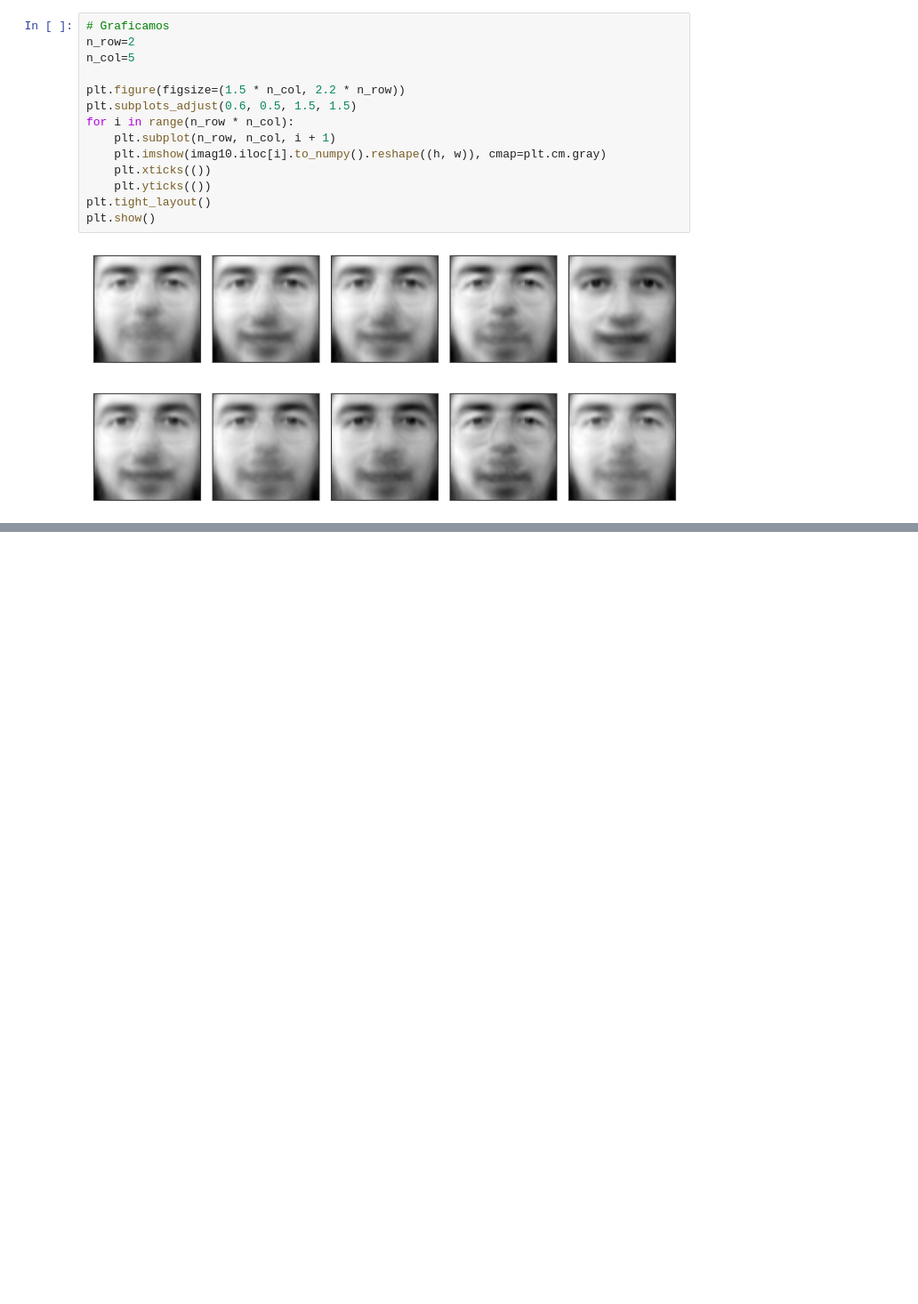
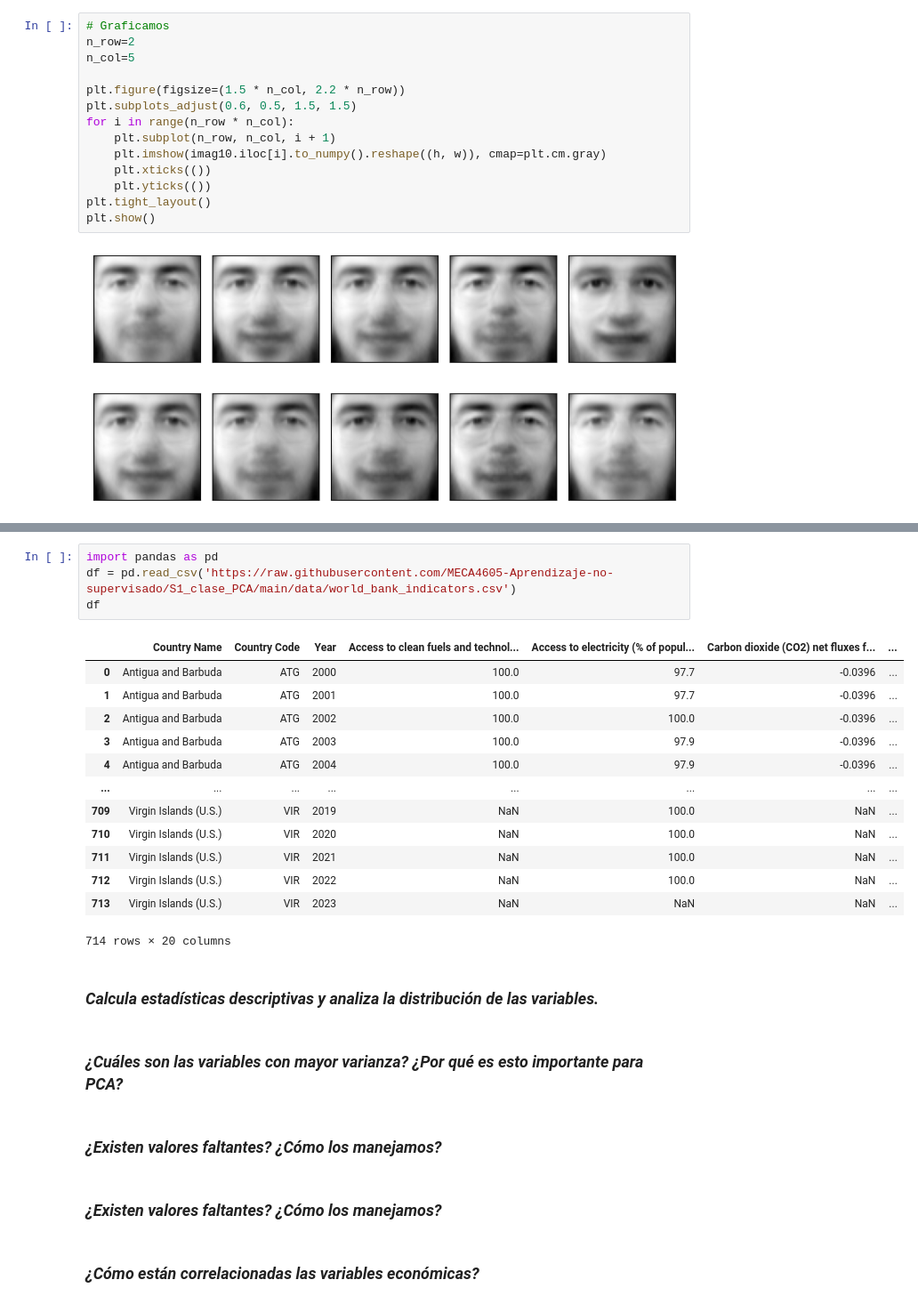
Before and after one commit to MECA4605-Aprendizaje-no-supervisado/S2_clase_SVD, a Jupyter notebook: clase_2.ipynb, the cells around one changed output, grey strips where cells are left out. Shown at 89% size. Saved outputs shown, nothing was run; the diff lists cells and outputs as text; blank space fills up the shorter version.

```diff
--- a/clase_2.ipynb
+++ b/clase_2.ipynb
@@ -749,0 +767,28 @@ plt.show()
+# %%
+import pandas as pd
+df = pd.read_csv('https://raw.githubusercontent.com/MECA4605-Aprendizaje-no-supervisado/S1_clase_PCA/main/data/world_bank_indicators.csv')
+df
+# %% [output]
+|  | Country Name | Country Code | Year | Access to clean fuels and technol... | Access to electricity (% of popul... | Carbon dioxide (CO2) net fluxes f... | ... |
+| 0 | Antigua and Barbuda | ATG | 2000 | 100.0 | 97.7 | -0.0396 | ... |
+| 1 | Antigua and Barbuda | ATG | 2001 | 100.0 | 97.7 | -0.0396 | ... |
+| 2 | Antigua and Barbuda | ATG | 2002 | 100.0 | 100.0 | -0.0396 | ... |
+| 3 | Antigua and Barbuda | ATG | 2003 | 100.0 | 97.9 | -0.0396 | ... |
+| 4 | Antigua and Barbuda | ATG | 2004 | 100.0 | 97.9 | -0.0396 | ... |
+| ... | ... | ... | ... | ... | ... | ... | ... |
+| 709 | Virgin Islands (U.S.) | VIR | 2019 | NaN | 100.0 | NaN | ... |
+| 710 | Virgin Islands (U.S.) | VIR | 2020 | NaN | 100.0 | NaN | ... |
+| 711 | Virgin Islands (U.S.) | VIR | 2021 | NaN | 100.0 | NaN | ... |
+| 712 | Virgin Islands (U.S.) | VIR | 2022 | NaN | 100.0 | NaN | ... |
+| 713 | Virgin Islands (U.S.) | VIR | 2023 | NaN | NaN | NaN | ... |
+714 rows × 20 columns
+# %% [markdown]
+### *Calcula estadísticas descriptivas y analiza la distribución de las variables.*
+# %% [markdown]
+### *¿Cuáles son las variables con mayor varianza? ¿Por qué es esto importante para PCA?*
+# %% [markdown]
+### *¿Existen valores faltantes? ¿Cómo los manejamos?*
+# %% [markdown]
+### *¿Existen valores faltantes? ¿Cómo los manejamos?*
+# %% [markdown]
+### *¿Cómo están correlacionadas las variables económicas?*
```
Also changed, not shown: parts of 11 cells of this notebook.
